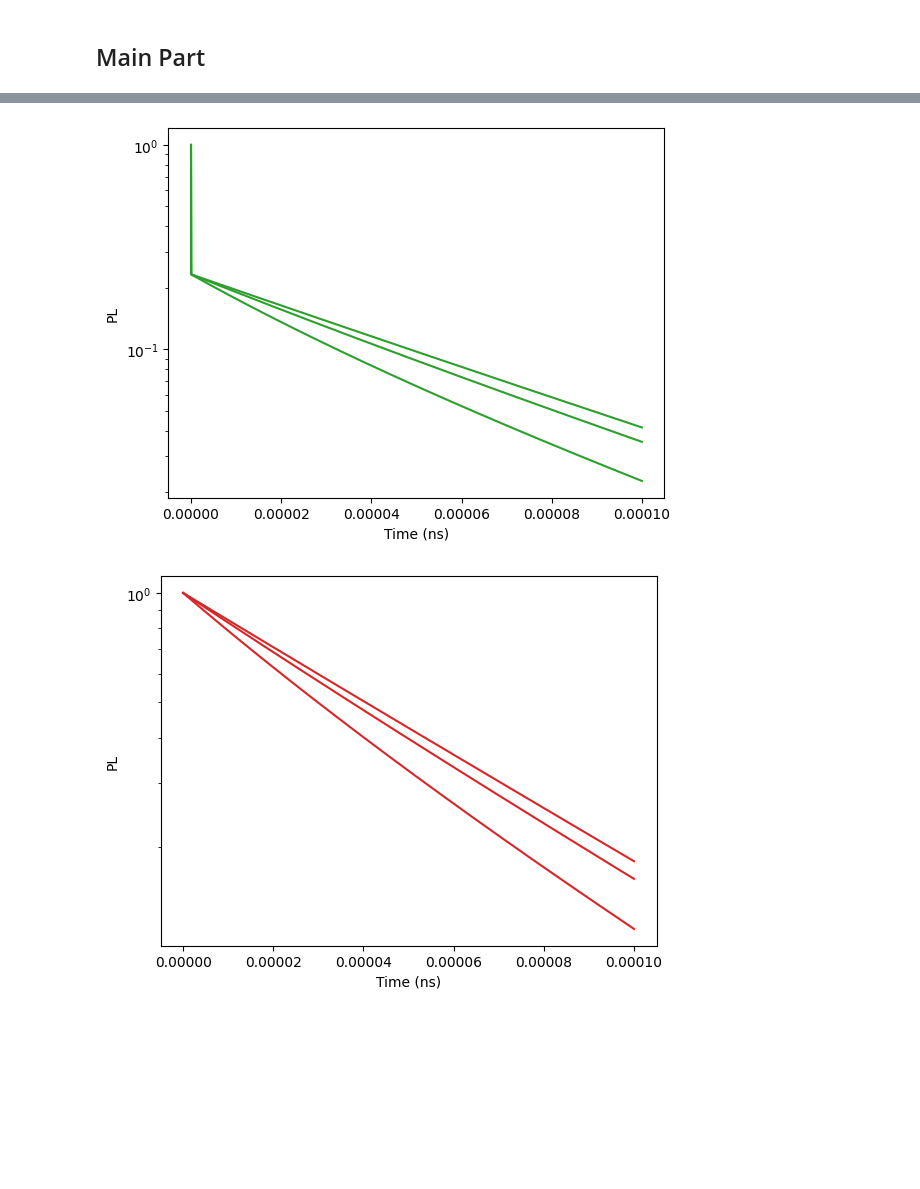
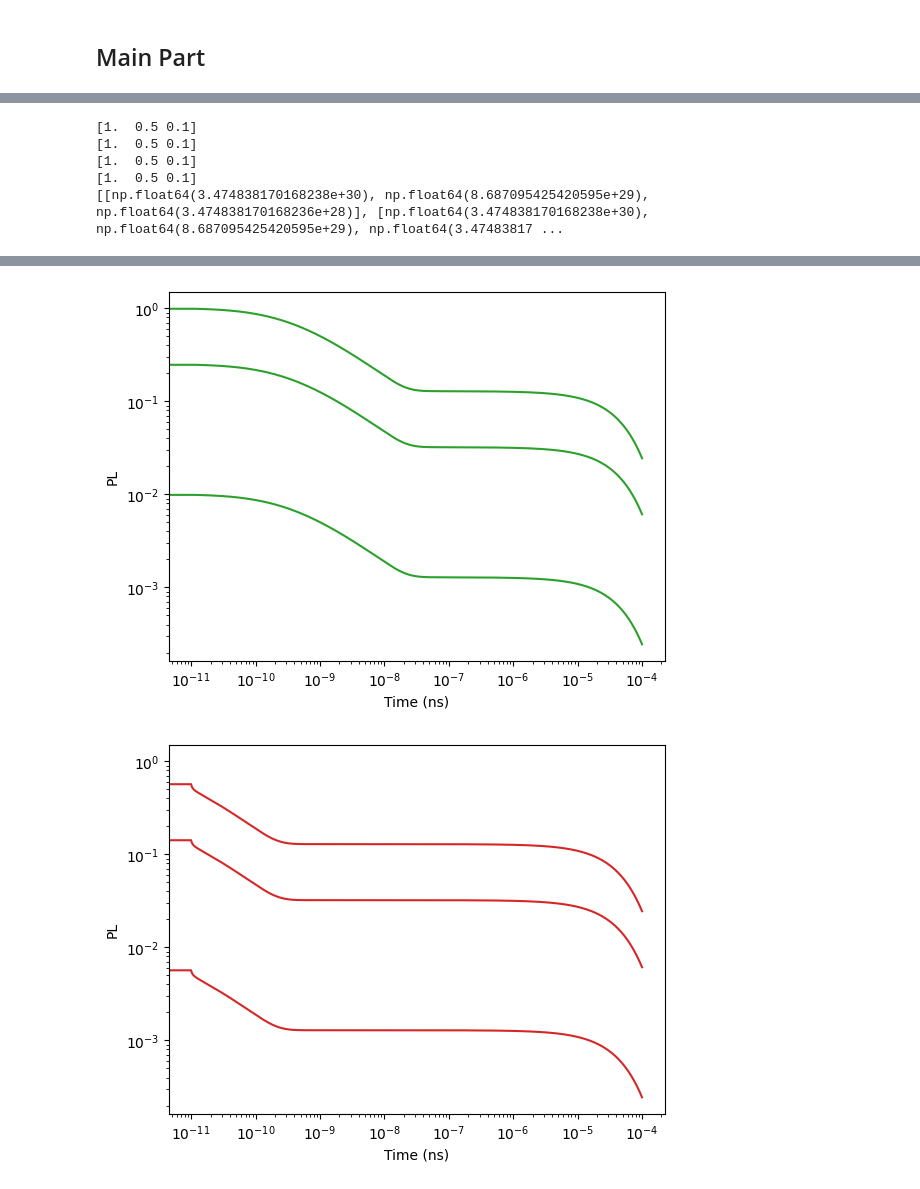
Before and after one commit to FilipFekete/optimPV-morbo, a Jupyter notebook: Simulate_TRPL.ipynb, the cells around one changed output, grey strips where cells are left out. Cells and saved outputs as stored; diff of their text form; code cells hidden in the pictures; blank space fills up the shorter version.

```diff
--- a/Simulate_TRPL.ipynb
+++ b/Simulate_TRPL.ipynb
@@ -174,7 +208,7 @@ k_c = 0
 k_e = 0
 
 
-time = np.logspace(1,5,10000) * 1e-9 #s
+time = np.logspace(-2,5,10000) * 1e-9 #s
 
 # add 0 to the time array
 time = np.insert(time, 0, 0)
@@ -188,7 +222,7 @@ n = n_dens / 1e6
 p = p_dens / 1e6
 PL = PL
 plt.figure()
-x = np.linspace(0, Thickness, 30)
+x = np.linspace(0, Thickness, 100)
 # viridis
 import matplotlib.cm as cm
 import matplotlib.colors as mcolors
@@ -196,7 +230,7 @@ cmap = cm.get_cmap('coolwarm',500)
 
 for i in range(len(n_dens)-1):
     # keep evry 10th
-    if i % 10 == 0 and i != 0:
+    if i % 100 == 0 and i != 0:
         plt.plot(x, n[i], color=cmap(i/len(n_dens)), label=f'{time[i]:.2f}')
 
 plt.yscale('log')
@@ -218,19 +252,48 @@ plt.xlim(0, Thickness)
 # %%
 mobs = np.geomspace(1e-4, 1e2, 4) * 1e-4
 Fluence = 4.8e11 * 1e4   #cm-2
-Fluences = 4.8e11 * 1e4 * np.geomspace(1e-1, 1e0, 3)
+# Fluences = 4.8e11 * 1e4 * np.geomspace(1e-1, 1e0, 3)
+Fluences = 4.8e7 * 1e4 * np.asarray([1, 0.5, 0.1])
+# Fluences = Fluences[::-1]
+Sfront = 0.1 * 1e-2 # m s-1
+Sback = 0.1 * 1e-2 # m s-1
+Mobility = 0.1 * 1e-4 # m2 V-1s-1
+# Fluence = 4.8e11 * 1e4   # m-2
+alpha = 3e5 * 1e2  # m-1
+Thickness = 600 * 1e-9   # m
+k_rad = 1e-12 * 1e-6   # m3 s-1
+p0 = 0#   # m-3
+k_deep = 1e4   # s-1
+k_c = 0
+k_e = 0
 
+
+PL_0s = []
 for i, mob in enumerate(mobs):
     plt.figure()
+    dummy = []
     for j, Fluence in enumerate(Fluences):
         PL, n_dens, p_dens = model_in_numpy(time, Fluence, Thickness, alpha, p0, Sfront, Sback, mob, k_rad, k_deep, k_c, k_e)
-
-        plt.plot(time, PL, label=f'{mob:.2f} cm2 V-1 s-1',color='C'+str(i))
-    # plt.xscale('log')
+        if j ==0:
+            PL_factor = PL[0]
+        plt.plot(time, PL/PL_factor, label=f'{mob:.2f} cm2 V-1 s-1',color='C'+str(i))
+    # if i == 0:
+        # dummy.append(PL[int(len(PL)/2)])
+        dummy.append(PL[0])
+    PL_0s.append(dummy)
+    plt.xscale('log')
     plt.yscale('log')
     # plt.ylim(1e-5, 2e0)
     # plt.ylim(1e0, 1e9)
     plt.xlabel('Time (ns)')
     plt.ylabel('PL')
-# plt.legend()
+# plt.legend().
+for line in PL_0s:
+    print(np.sqrt(line/line[0]))
+print(PL_0s)
 # %% [output]
+[1.  0.5 0.1]
+[1.  0.5 0.1]
+[1.  0.5 0.1]
+[1.  0.5 0.1]
+[[np.float64(3.474838170168238e+30), np.float64(8.687095425420595e+29), np.float64(3.474838170168236e+28)], [np.float64(3.474838170168238e+30), np.float64(8.687095425420595e+29), np.float64(3.47483817 ...
@@ -239,5 +302,5 @@ for i, mob in enumerate(mobs):
-[figure, old version]
+[figure, new version]
-[figure, old version]
+[figure, new version]
 # %%
 Sfronts = np.geomspace(1e-2, 1e2, 10) * 1e-2
 for i, Sfront in enumerate(Sfronts):
```
Also changed, not shown: parts of 8 cells of this notebook, 7 other files.
